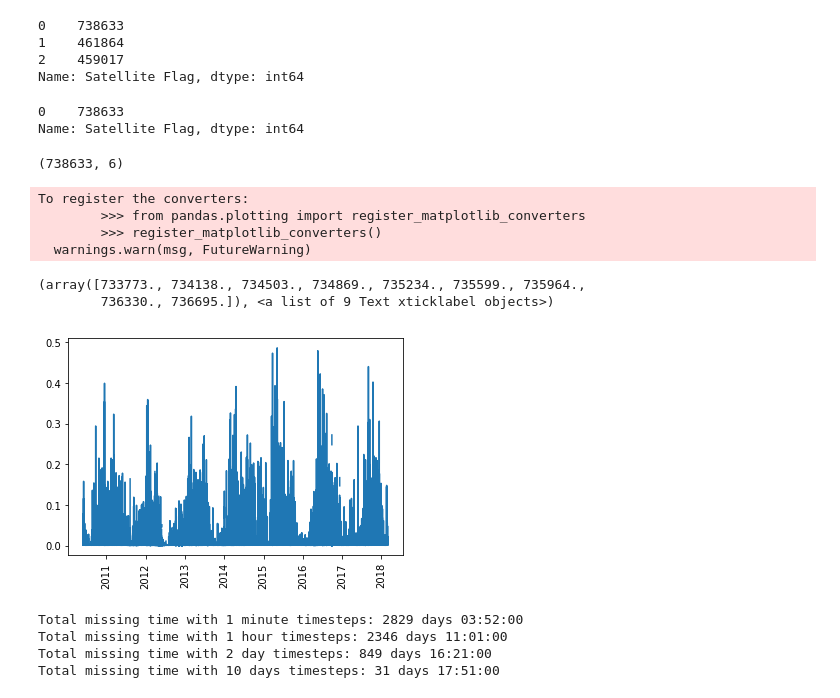
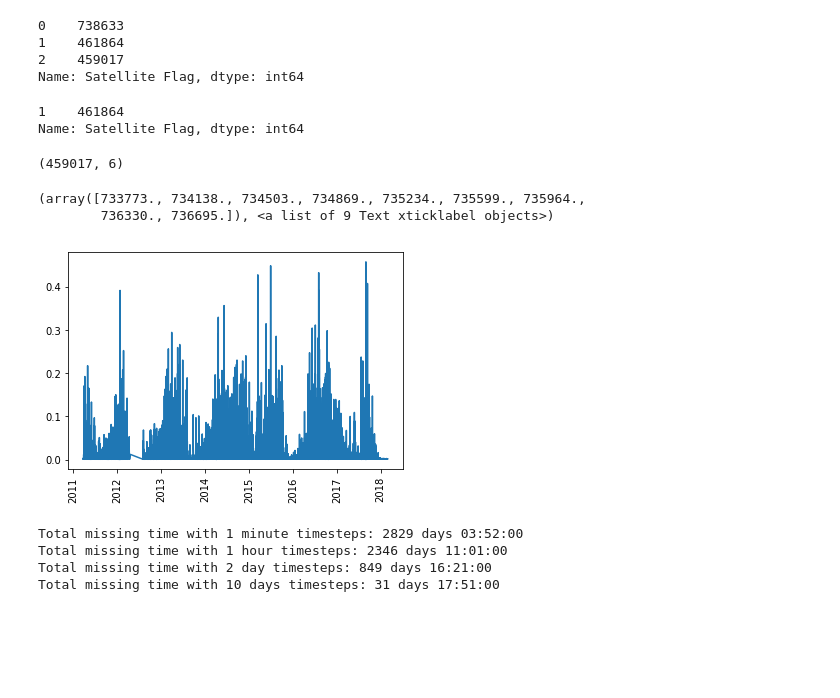
Before and after one commit to abhimanyu-jain/Magnetic-Field-Strength-Prediction, a Jupyter notebook: notebooks/EDA.ipynb, the cells around one changed output. Drawn from its saved outputs; the diff is of its cells as text; code cells hidden in the pictures; blank space fills up the shorter version.

```diff
--- a/notebooks/Interpolation_methods.ipynb
+++ b/notebooks/EDA.ipynb
@@ -65,28 +65,24 @@ df_sat.append(df.loc[(df['Satellite Flag'] == 0)])
 df_sat.append(df.loc[(df['Satellite Flag'] == 1)])
 df_sat.append(df.loc[(df['Satellite Flag'] == 2)])
 
-df_sat[0]['Satellite Flag'].value_counts()
+df_sat[1]['Satellite Flag'].value_counts()
 # %% [output]
-0    738633
+1    461864
 Name: Satellite Flag, dtype: int64
 # %%
-df_sat[0] = df_sat[0].sort_values(by = 'datetime')
+df_sat[2] = df_sat[2].sort_values(by = 'datetime')
 # %%
-df_sat[0].shape
+df_sat[2].shape
 # %% [output]
-(738633, 6)
+(459017, 6)
 # %%
 # Plotting data for 1 satellite to see if there is a trend
-plt.plot(df_sat[0]['datetime'], df_sat[0]['B'])
+plt.plot(df_sat[2]['datetime'], df_sat[2]['B'])
 plt.xticks(rotation='vertical')
 # %% [output]
-To register the converters:
-        >>> from pandas.plotting import register_matplotlib_converters
-        >>> register_matplotlib_converters()
-  warnings.warn(msg, FutureWarning)
+(array([733773., 734138., 734503., 734869., 735234., 735599., 735964.,
+        736330., 736695.]), <a list of 9 Text xticklabel objects>)
-(array([733773., 734138., 734503., 734869., 735234., 735599., 735964.,
-        736330., 736695.]), <a list of 9 Text xticklabel objects>)
-[figure, old version]
+[figure, new version]
 # %%
 # Check if measurements are being taken every minute or not
 df_sat[0]['datetime_diff'] = df_sat[0]['datetime'].diff()
```
Also changed, not shown: 9 other files.
